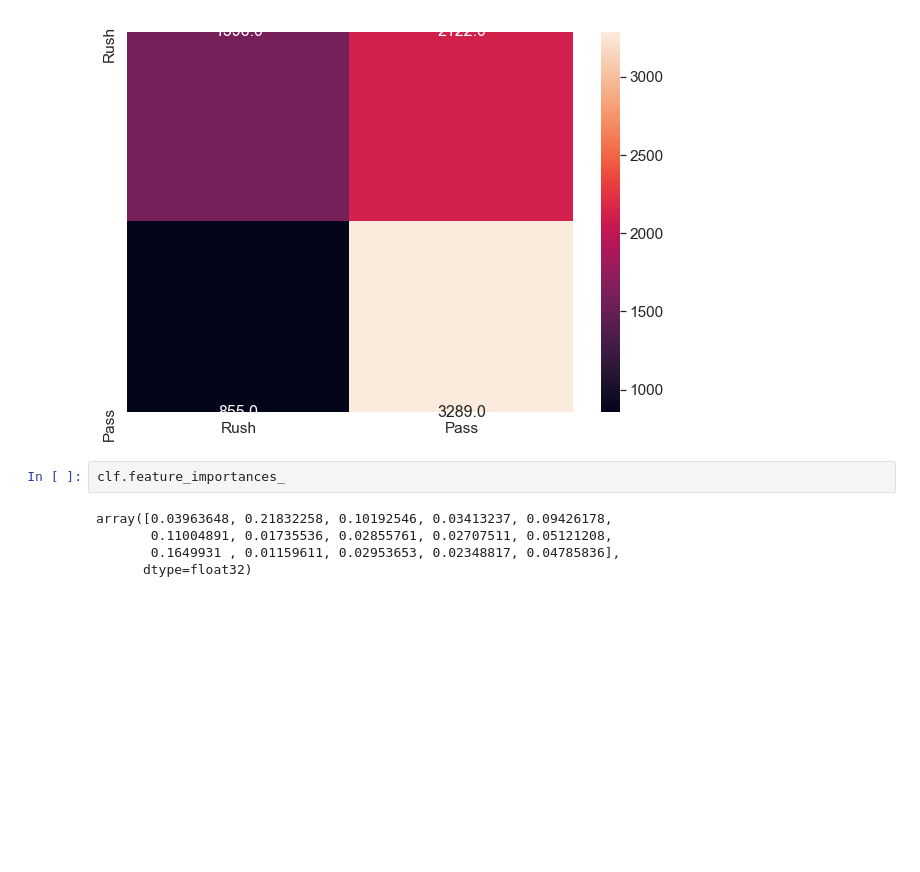
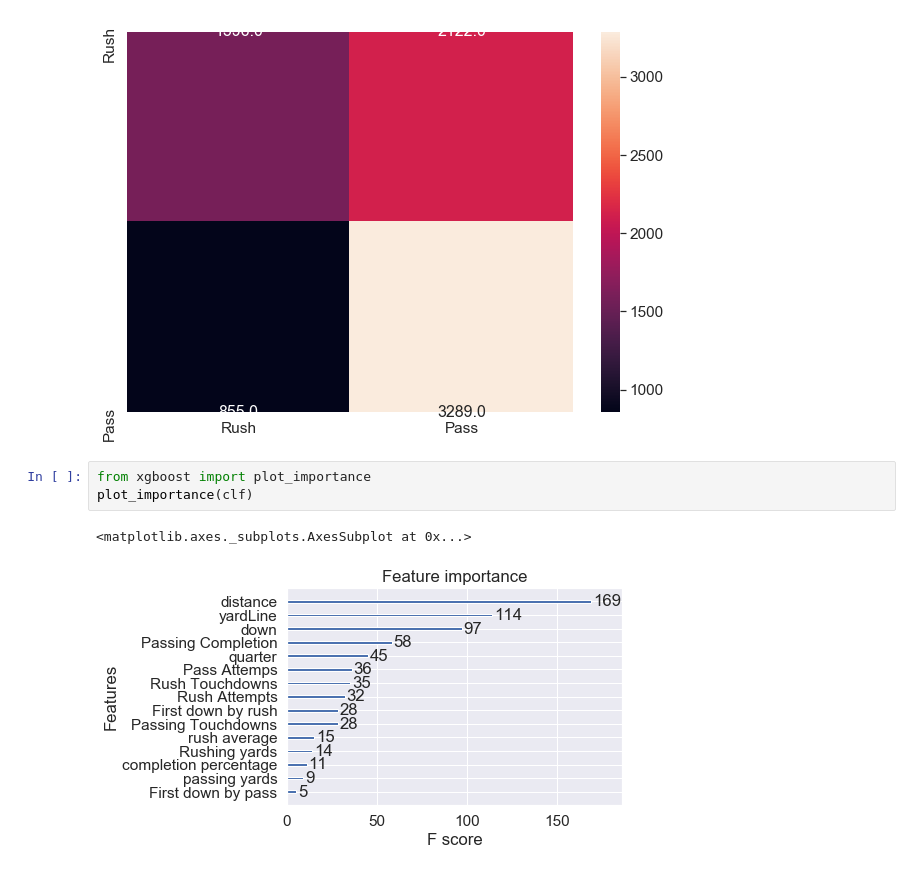
Before and after one commit to nwiatrek/cfb-ml, a Jupyter notebook: Predict Play.ipynb, the cells around one changed output. Drawn from its saved outputs; the diff is of its cells as text; blank space fills up the shorter version.

```diff
--- a/Predict Play.ipynb
+++ b/Predict Play.ipynb
@@ -361,10 +361,9 @@ sns.heatmap(confusion_matrix, annot=True,annot_kws={"size": 16}, fmt=".1f",
 # %% [output]
 <matplotlib.axes._subplots.AxesSubplot at 0x...>
 [figure]
-# %%
-clf.feature_importances_
-# %% [output]
-array([0.03963648, 0.21832258, 0.10192546, 0.03413237, 0.09426178,
-       0.11004891, 0.01735536, 0.02855761, 0.02707511, 0.05121208,
-       0.1649931 , 0.01159611, 0.02953653, 0.02348817, 0.04785836],
-      dtype=float32)
+# %%
+from xgboost import plot_importance
+plot_importance(clf)
+# %% [output]
+<matplotlib.axes._subplots.AxesSubplot at 0x...>
+[figure, added]
```
Also changed, not shown: parts of 2 cells of this notebook, 7 other files.
